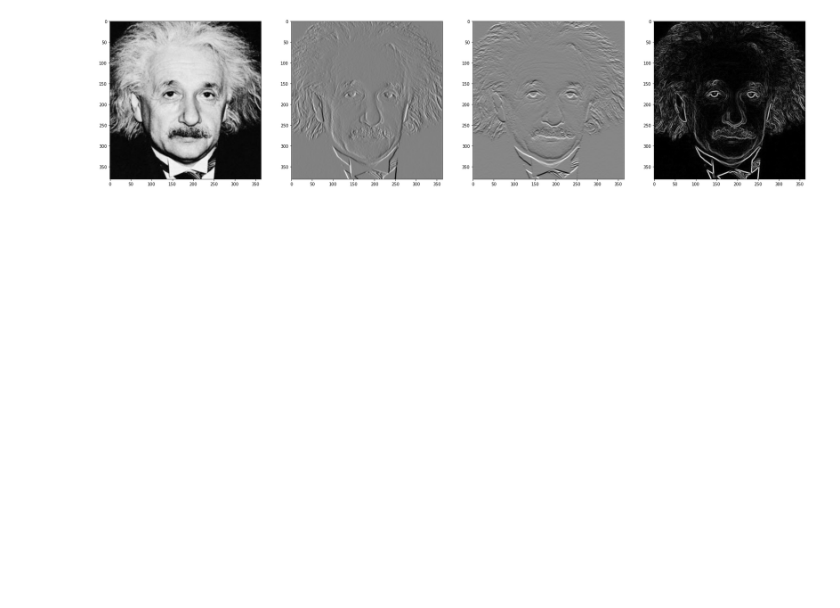
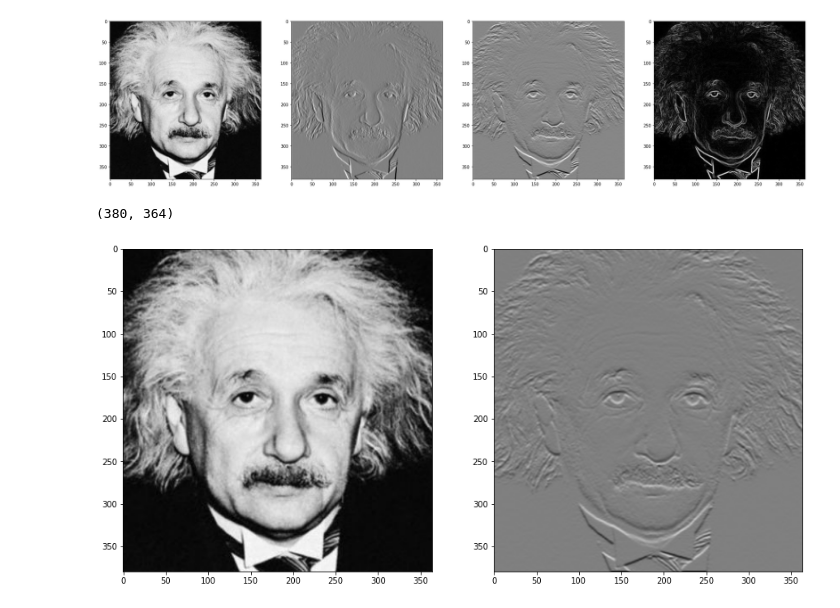
Before and after one commit to ashend99/Image-Processing, a Jupyter notebook: Assignments/Assignment 1/190021A_assignment_01.ipynb, the cells around one changed output. Cells and saved outputs as stored; diff of their text form; code cells hidden in the pictures; blank space fills up the shorter version.

```diff
--- a/Assignments/Assignment 1/190021A_assignment_01.ipynb
+++ b/Assignments/Assignment 1/190021A_assignment_01.ipynb
@@ -121,3 +194,38 @@ ax[3].imshow(gradient_img, cmap = 'gray')
 plt.show()
 # %% [output]
 [figure]
+# %%
+import cv2 as cv
+import numpy as np
+
+def sobel_filter(image, kernal):
+    print(np.shape(image))
+    h, w = np.shape(image)
+    k_size = len(kernal)
+    pad_size = k_size//2
+    upper_pad = np.zeros((pad_size, w + 2*pad_size))
+    lower_pad = upper_pad
+    mid_pad = np.zeros((h, pad_size))
+    mid_img = np.append(mid_pad, image, axis = 1)
+    mid_img = np.append(mid_img, mid_pad, axis = 1)
+    new_image = np.concatenate((upper_pad, mid_img, lower_pad))
+
+    convoluted_img = np.zeros((h, w))
+    for row in range(pad_size, h+pad_size):
+        for col in range(pad_size, w+pad_size):
+            neighbourhood = np.array([[new_image[row-1][col-1], new_image[row-1][col], new_image[row-1][col+1]], [new_image[row][col-1], new_image[row][col], new_image[row][col+1]], [new_image[row+1][col-1], new_image[row+1][col], new_image[row+1][col+1]]])
+            convoluted_img[row - pad_size][col - pad_size] = int(sum(sum(np.multiply(neighbourhood, kernal))))
+    return convoluted_img
+
+
+image = cv.imread('einstein.png', cv.IMREAD_GRAYSCALE).astype(np.float32)
+kernal =  np.array([[-1, -2, -1], [0, 0, 0], [1, 2, 1]] , dtype = 'float')
+filtered_image = sobel_filter(image, kernal)
+
+fig, ax = plt.subplots(1, 2, figsize = (15, 10))
+ax[0].imshow(image, cmap = 'gray', vmin=0, vmax=255)
+ax[1].imshow(filtered_image, cmap='gray', vmin=-1020, vmax=1020)
+plt.show()
+# %% [output]
+(380, 364)
+[figure, added]
```
Also changed, not shown: parts of 6 cells of this notebook, 4 other files.
